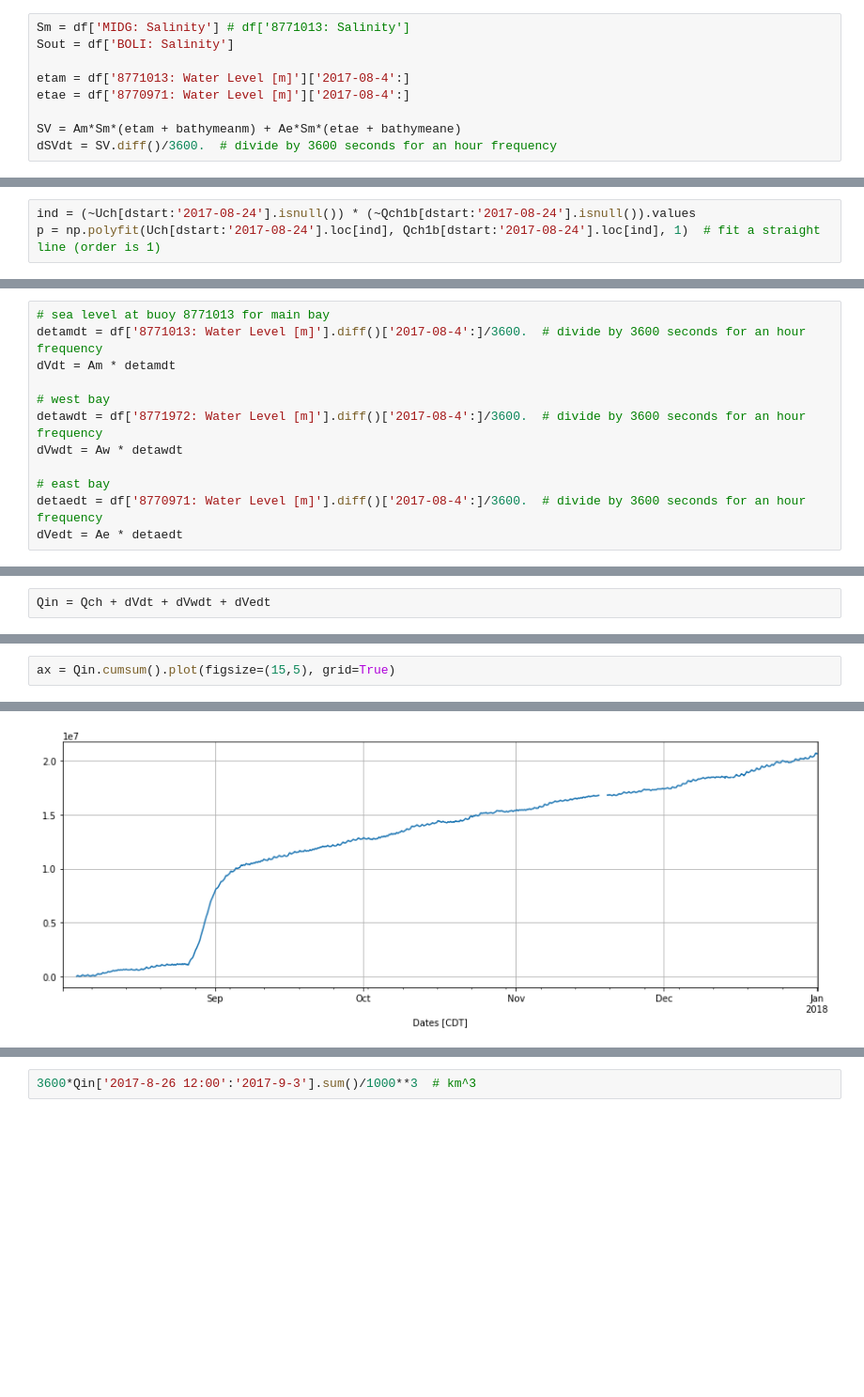
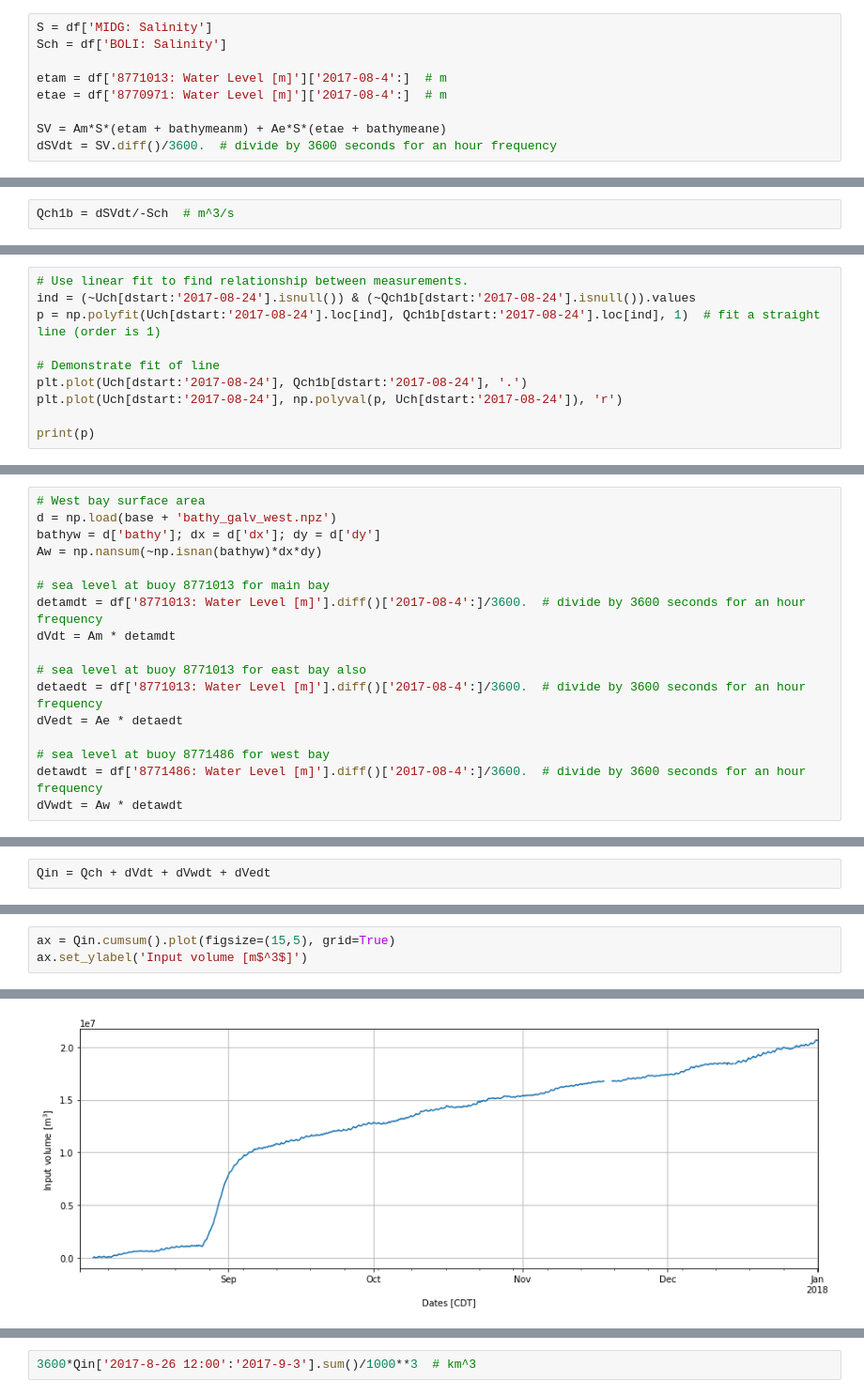
Before and after one commit to kthyng/flood_estimate, a Jupyter notebook: Analysis.ipynb, the cells around one changed output, grey strips where cells are left out. Shown at 94% size. Saved outputs shown, nothing was run; the diff lists cells and outputs as text; blank space fills up the shorter version.

```diff
--- a/Analysis.ipynb
+++ b/Analysis.ipynb
@@ -245,11 +247,11 @@ bathymeanm = -np.nansum(bathym)/(~np.isnan(bathym)).sum()
 # %%
-Sm = df['MIDG: Salinity'] # df['8771013: Salinity']
-Sout = df['BOLI: Salinity']
+S = df['MIDG: Salinity']
+Sch = df['BOLI: Salinity']
 
-etam = df['8771013: Water Level [m]']['2017-08-4':]
-etae = df['8770971: Water Level [m]']['2017-08-4':]
+etam = df['8771013: Water Level [m]']['2017-08-4':]  # m
+etae = df['8770971: Water Level [m]']['2017-08-4':]  # m
 
-SV = Am*Sm*(etam + bathymeanm) + Ae*Sm*(etae + bathymeane)
+SV = Am*S*(etam + bathymeanm) + Ae*S*(etae + bathymeane)
 dSVdt = SV.diff()/3600.  # divide by 3600 seconds for an hour frequency
 # %% [markdown]
 We can then calculate the pre-storm channel flux as follows from salinity conservation:
@@ -257,0 +258,2 @@ Qch1b = dSVdt/-Sout
+# %%
+Qch1b = dSVdt/-Sch  # m^3/s
@@ -258,3 +266,10 @@ Qch1b = dSVdt/-Sout
 # %%
-ind = (~Uch[dstart:'2017-08-24'].isnull()) * (~Qch1b[dstart:'2017-08-24'].isnull()).values
+# Use linear fit to find relationship between measurements.
+ind = (~Uch[dstart:'2017-08-24'].isnull()) & (~Qch1b[dstart:'2017-08-24'].isnull()).values
 p = np.polyfit(Uch[dstart:'2017-08-24'].loc[ind], Qch1b[dstart:'2017-08-24'].loc[ind], 1)  # fit a straight line (order is 1)
+
+# Demonstrate fit of line
+plt.plot(Uch[dstart:'2017-08-24'], Qch1b[dstart:'2017-08-24'], '.')
+plt.plot(Uch[dstart:'2017-08-24'], np.polyval(p, Uch[dstart:'2017-08-24']), 'r')
+
+print(p)
@@ -345,12 +355,17 @@ Aw = np.nansum(~np.isnan(bathyw)*dx*dy)
 # %%
+# West bay surface area
+d = np.load(base + 'bathy_galv_west.npz')
+bathyw = d['bathy']; dx = d['dx']; dy = d['dy']
+Aw = np.nansum(~np.isnan(bathyw)*dx*dy)
+
 # sea level at buoy 8771013 for main bay
 detamdt = df['8771013: Water Level [m]'].diff()['2017-08-4':]/3600.  # divide by 3600 seconds for an hour frequency
 dVdt = Am * detamdt
 
-# west bay
-detawdt = df['8771972: Water Level [m]'].diff()['2017-08-4':]/3600.  # divide by 3600 seconds for an hour frequency
+# sea level at buoy 8771013 for east bay also
+detaedt = df['8771013: Water Level [m]'].diff()['2017-08-4':]/3600.  # divide by 3600 seconds for an hour frequency
+dVedt = Ae * detaedt
+
+# sea level at buoy 8771486 for west bay
+detawdt = df['8771486: Water Level [m]'].diff()['2017-08-4':]/3600.  # divide by 3600 seconds for an hour frequency
 dVwdt = Aw * detawdt
-
-# east bay
-detaedt = df['8770971: Water Level [m]'].diff()['2017-08-4':]/3600.  # divide by 3600 seconds for an hour frequency
-dVedt = Ae * detaedt
@@ -364,3 +389,4 @@ Qin['2017-8-20':'2017-9-10'].plot(figsize=(15,5), grid=True)
 # %%
 ax = Qin.cumsum().plot(figsize=(15,5), grid=True)
+ax.set_ylabel('Input volume [m$^3$]')
 # %% [output]
@@ -367 +394 @@ ax = Qin.cumsum().plot(figsize=(15,5), grid=True)
-[figure, old version]
+[figure, new version]
```
Also changed, not shown: parts of 44 cells of this notebook.
